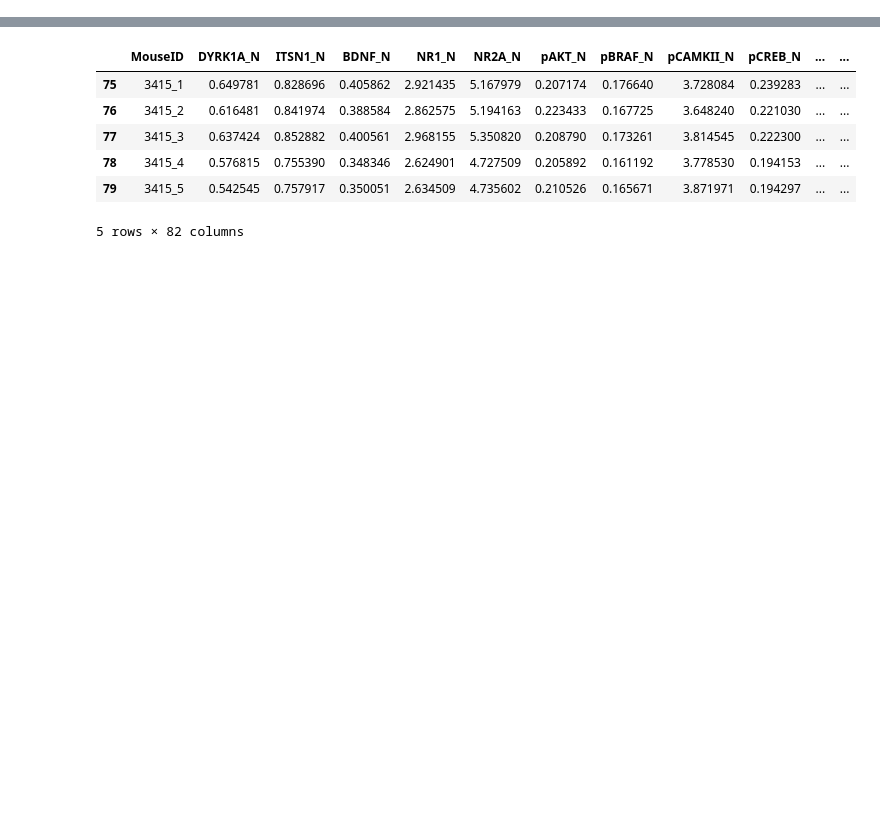
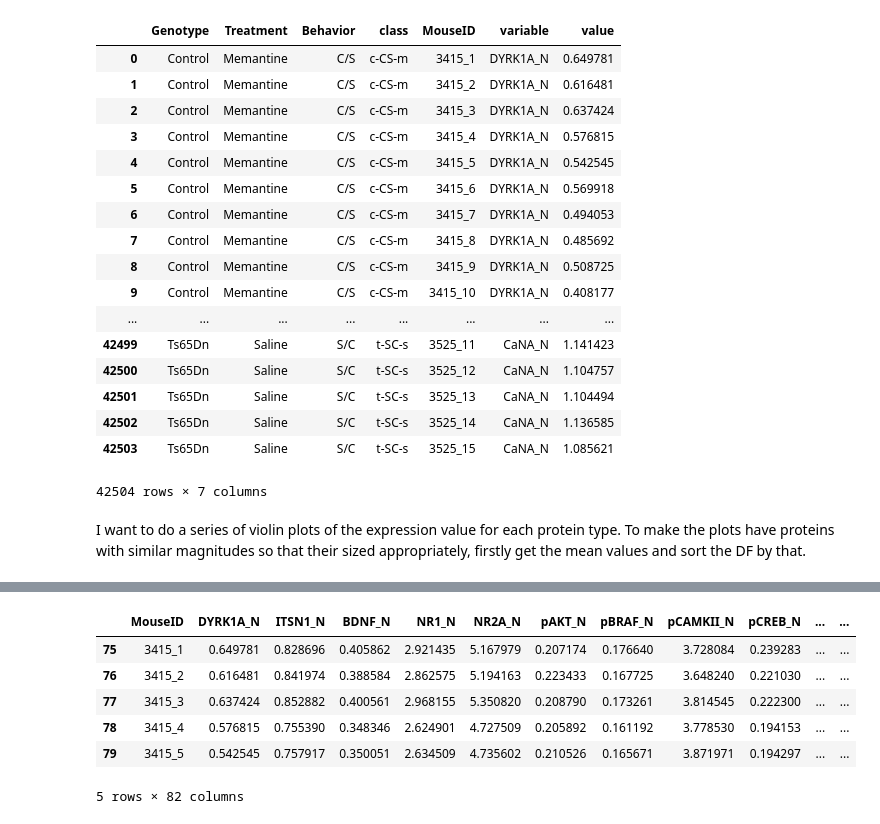
Before and after one commit to podwards/pds_assignment_2, a Jupyter notebook: notebooks/01_exploration_mice_gene.ipynb, the cells around one changed output, grey strips where cells are left out. Cells and saved outputs as stored; diff of their text form; code cells hidden in the pictures; blank space fills up the shorter version.

```diff
--- a/notebooks/01_exploration_mice_gene.ipynb
+++ b/notebooks/01_exploration_mice_gene.ipynb
@@ -24,0 +70,25 @@ raw_df = raw_df.dropna()
+# %%
+class_labels = ['Genotype','Treatment','Behavior','class', 'MouseID']
+melt_df = pd.melt(raw_df, id_vars = class_labels)
+melt_df
+# %% [output]
+|  | Genotype | Treatment | Behavior | class | MouseID | variable | value |
+| 0 | Control | Memantine | C/S | c-CS-m | 3415_1 | DYRK1A_N | 0.649781 |
+| 1 | Control | Memantine | C/S | c-CS-m | 3415_2 | DYRK1A_N | 0.616481 |
+| 2 | Control | Memantine | C/S | c-CS-m | 3415_3 | DYRK1A_N | 0.637424 |
+| 3 | Control | Memantine | C/S | c-CS-m | 3415_4 | DYRK1A_N | 0.576815 |
+| 4 | Control | Memantine | C/S | c-CS-m | 3415_5 | DYRK1A_N | 0.542545 |
+| 5 | Control | Memantine | C/S | c-CS-m | 3415_6 | DYRK1A_N | 0.569918 |
+| 6 | Control | Memantine | C/S | c-CS-m | 3415_7 | DYRK1A_N | 0.494053 |
+| 7 | Control | Memantine | C/S | c-CS-m | 3415_8 | DYRK1A_N | 0.485692 |
+| 8 | Control | Memantine | C/S | c-CS-m | 3415_9 | DYRK1A_N | 0.508725 |
+| 9 | Control | Memantine | C/S | c-CS-m | 3415_10 | DYRK1A_N | 0.408177 |
+| ... | ... | ... | ... | ... | ... | ... | ... |
+| 42499 | Ts65Dn | Saline | S/C | t-SC-s | 3525_11 | CaNA_N | 1.141423 |
+| 42500 | Ts65Dn | Saline | S/C | t-SC-s | 3525_12 | CaNA_N | 1.104757 |
+| 42501 | Ts65Dn | Saline | S/C | t-SC-s | 3525_13 | CaNA_N | 1.104494 |
+| 42502 | Ts65Dn | Saline | S/C | t-SC-s | 3525_14 | CaNA_N | 1.136585 |
+| 42503 | Ts65Dn | Saline | S/C | t-SC-s | 3525_15 | CaNA_N | 1.085621 |
+42504 rows × 7 columns
+# %% [markdown]
+I want to do a series of violin plots of the expression value for each protein type. To make the plots have proteins with similar magnitudes so that their sized appropriately, firstly get the mean values and sort the DF by that.
```
Also changed, not shown: parts of 58 cells of this notebook, 1 other file.
